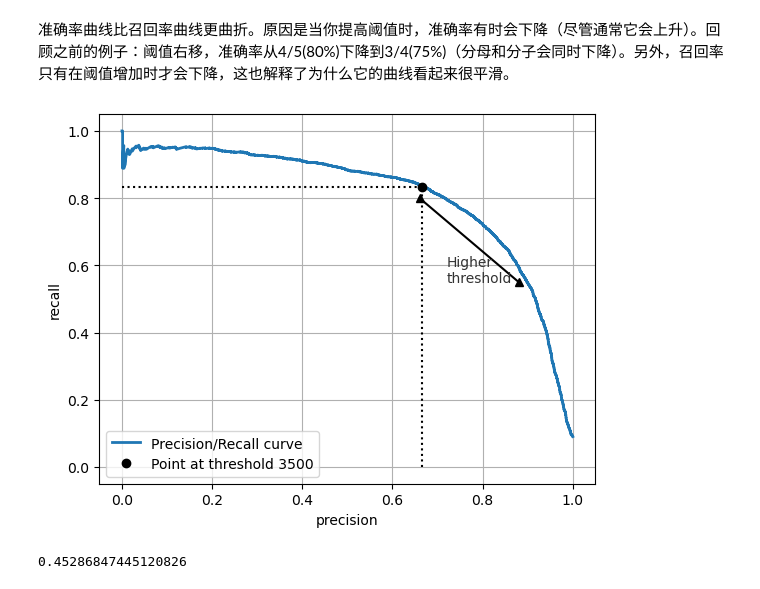
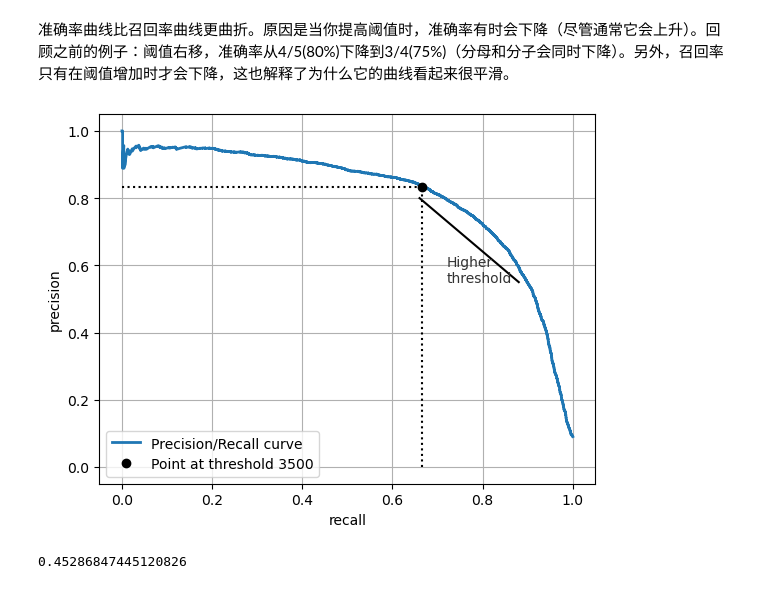
Before and after one commit to yt-one/ml-teach, a Jupyter notebook: 8_sklearn做分类.ipynb, the cells around one changed output. Saved outputs shown, nothing was run; the diff lists cells and outputs as text; code cells hidden in the pictures.

```diff
--- a/8_sklearn做分类.ipynb
+++ b/8_sklearn做分类.ipynb
@@ -321,25 +321,23 @@ plt.show()
 # %%
 # 选择一个好的准确率/召回率权衡的另一种方法是直接绘制准确率与召回率的关系图
 # 随堂练习：不看下面代码，画召回率-准确率关系图
-
-
 
 # 召回率-准确率关系图
 plt.plot(recalls, precisions, linewidth=2, label="Precision/Recall curve")
 plt.plot([recalls[idx], recalls[idx]], [0., precisions[idx]], c="black", linestyle=":")  # "k:"可以合并
 plt.plot([0.0, recalls[idx]], [precisions[idx], precisions[idx]], "k:")
 plt.plot([recalls[idx]], [precisions[idx]], "ko",
          label="Point at threshold 3500")
 
-plt.plot((0.88, 0.66), (0.55, 0.80), "k^-")  # ^ 上三角形
+plt.plot((0.66, 0.88), (0.80, 0.55), "k-")  # ^ 上三角形
 plt.text(0.72, 0.55, "Higher\nthreshold", color="#333333")
 plt.legend(loc="lower left")
-plt.xlabel("precision")
-plt.ylabel("recall")
+plt.xlabel("recall")
+plt.ylabel("precision")
 plt.grid()
 plt.show()
 # %% [output]
-[figure, old version]
+[figure, new version]
 # %%
 # 假设你决定以90%的准确率为目标。可以使用上图来找到需要使用的阈值，
 # 但看图不是很准确 -> 你可以搜索为你提供至少90%准确率的最低阈值
```
Also changed, not shown: parts of 25 cells of this notebook.
